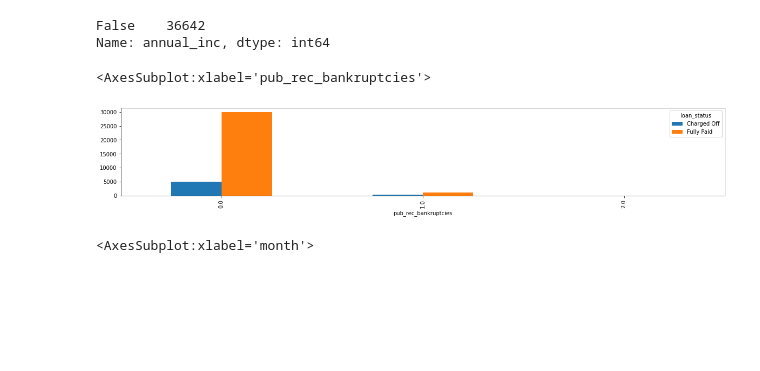
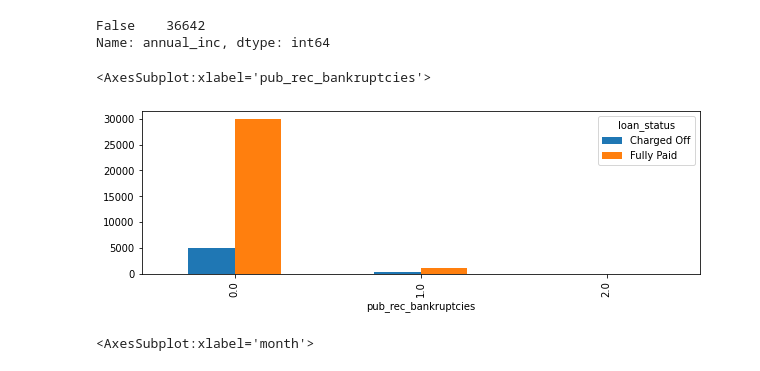
Before and after one commit to GanesamoorthiM/Lending_Case_Study, a Jupyter notebook: Ganesamoorthi_manokaran.ipynb, the cells around one changed output. Cells and saved outputs as stored; diff of their text form; code cells hidden in the pictures; blank space fills up the shorter version.

```diff
--- a/Ganesamoorthi_manokaran.ipynb
+++ b/Ganesamoorthi_manokaran.ipynb
@@ -82,10 +82,19 @@ loanApprovedDS.shape
 (36642, 55)
 # %%
 # Remove the columns which is not driving factor and more than 1 unique value
+'''
 remove_cols = ["id","member_id","url","zip_code","out_prncp","out_prncp_inv","total_pymnt","total_pymnt_inv",
 "total_rec_prncp","total_rec_int","total_rec_late_fee","recoveries","collection_recovery_fee",
 "last_pymnt_d","last_pymnt_amnt","last_credit_pull_d","pymnt_plan", "initial_list_status", "collections_12_mths_ex_med",
 "policy_code", "application_type", "acc_now_delinq","chargeoff_within_12_mths", "delinq_amnt", "tax_liens"]
+'''
+remove_cols = ["id","member_id","url","zip_code","out_prncp","out_prncp_inv","total_pymnt","total_pymnt_inv",
+               "total_rec_prncp","total_rec_int","total_rec_late_fee","recoveries","collection_recovery_fee",
+               "last_pymnt_d","last_pymnt_amnt","last_credit_pull_d","pymnt_plan", "initial_list_status",
+               "collections_12_mths_ex_med","policy_code", "application_type", "acc_now_delinq","chargeoff_within_12_mths",
+               "delinq_amnt", "tax_liens","revol_bal","delinq_2yrs","earliest_cr_line","inq_last_6mths",
+               "open_acc","pub_rec","total_acc"]
+
 loanApprovedDS.drop(columns=remove_cols, inplace=True)
 loanApprovedDS.shape
 # %% [output]
@@ -268,12 +276,12 @@ Name: annual_inc, dtype: int64
 # %%
 #loanApprovedDS['pub_rec_bankruptcies'] = loanApprovedDS['pub_rec_bankruptcies'].apply(pd.to_numeric)
 #loanApprovedDS['pub_rec_bankruptcies_bin']= pd.cut(loanApprovedDS.pub_rec_bankruptcies,3)
 #loanApprovedDS.head()
-loanApprovedDS.groupby('pub_rec_bankruptcies')['loan_status'].value_counts().unstack().plot(kind='bar',figsize=(20,3))
+loanApprovedDS.groupby('pub_rec_bankruptcies')['loan_status'].value_counts().unstack().plot(kind='bar',figsize=(10,3))
 #pub_rec_bankruptcies=1 has a high charged-off
 # %% [output]
 <AxesSubplot:xlabel='pub_rec_bankruptcies'>
-[figure, old version]
+[figure, new version]
 # %%
 loanApprovedDS['issue_d'] = pd.to_datetime(loanApprovedDS.issue_d, format='%b-%y')
 loanApprovedDS['year']=loanApprovedDS['issue_d'].dt.year
```
Also changed, not shown: parts of 30 cells of this notebook, 2 other files.
